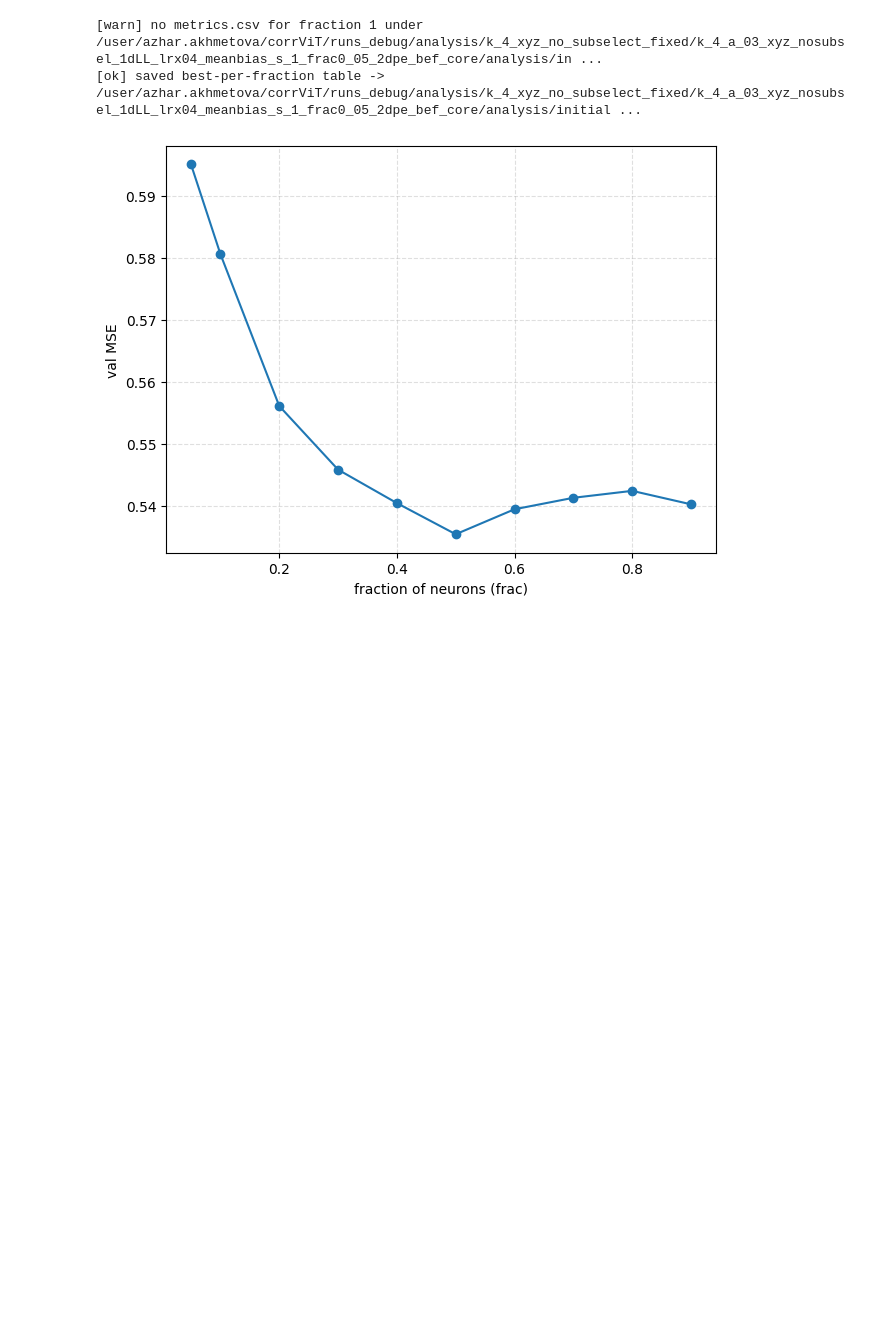
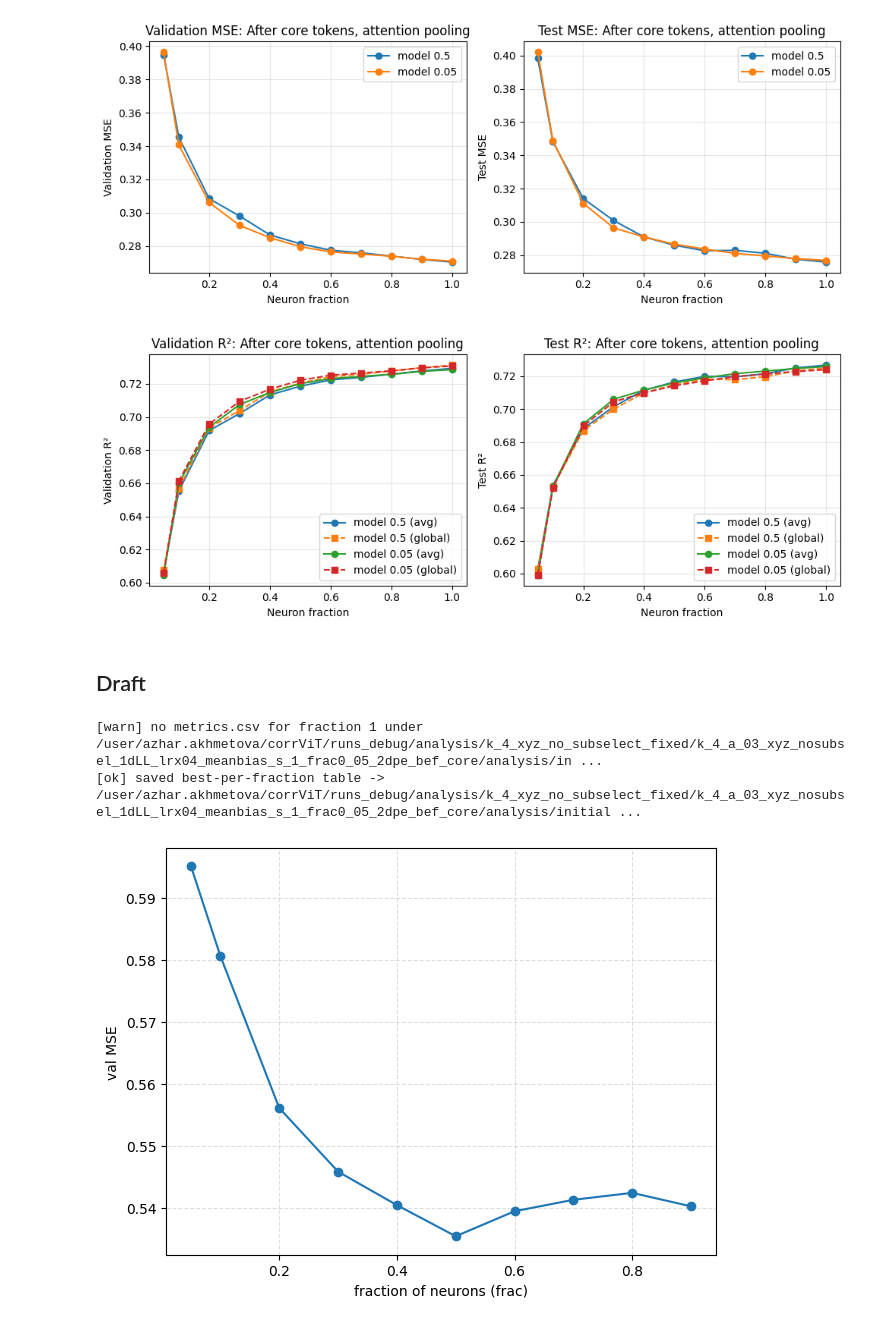
Before and after one commit to azharakhmetova/neuro-transformer, a Jupyter notebook: misc/analysis/decoding_latents_vis.ipynb, the cells around one changed output. Cells and saved outputs as stored; diff of their text form; code cells hidden in the pictures; blank space fills up the shorter version.

```diff
--- a/misc/analysis/decoding_latents_vis.ipynb
+++ b/misc/analysis/decoding_latents_vis.ipynb
@@ -6,0 +144,2 @@ from pathlib import Path
+# %%
+output_dir = "/user/azhar.akhmetova/corrViT/runs_debug/analysis/k_4_xyz_no_subselect_fixed/k_4_a_03_xyz_nosubsel_1dLL_lrx04_meanbias_s_1_frac0_001_2dpe_bef_core"
@@ -6,0 +1239,21 @@ from pathlib import Path
+# %%
+output_dirs = [
+    "/user/azhar.akhmetova/corrViT/runs_debug/analysis/k_4_xyz_no_subselect_fixed/k_4_a_03_xyz_nosubsel_1dLL_lrx04_meanbias_s_1_frac0_5_2dpe_bef_core",
+    "/user/azhar.akhmetova/corrViT/runs_debug/analysis/k_4_xyz_no_subselect_fixed/k_4_a_03_xyz_nosubsel_1dLL_lrx04_meanbias_s_1_frac0_05_2dpe_bef_core",
+]
+# representation_type = "after core"
+plot_best_by_fraction_with_global_r2(
+    output_dirs=output_dirs,
+    latents_path="/user/azhar.akhmetova/sensorium_clusters/syn_data_generation/beta10e7/23343-5-17/xyz/k_4/z_k_4_no_train_dupl.npy",
+    tiers_path="/user/azhar.akhmetova/merged_sensorium/meta/trials/tiers.npy",
+    representation_type="after_core",            # or "after_sa", etc.
+    csv_name=f"best_by_fraction_{args.pooling_type}.csv",
+    labels=["model 0.5", "model 0.05"],
+    save_prefix=None,
+    title= f" After core tokens, attention pooling"
+)
+# %% [output]
+[figure, added]
+[figure, added]
+# %% [markdown]
+## Draft
```
Also changed, not shown: parts of 18 cells of this notebook, 17 other files.
